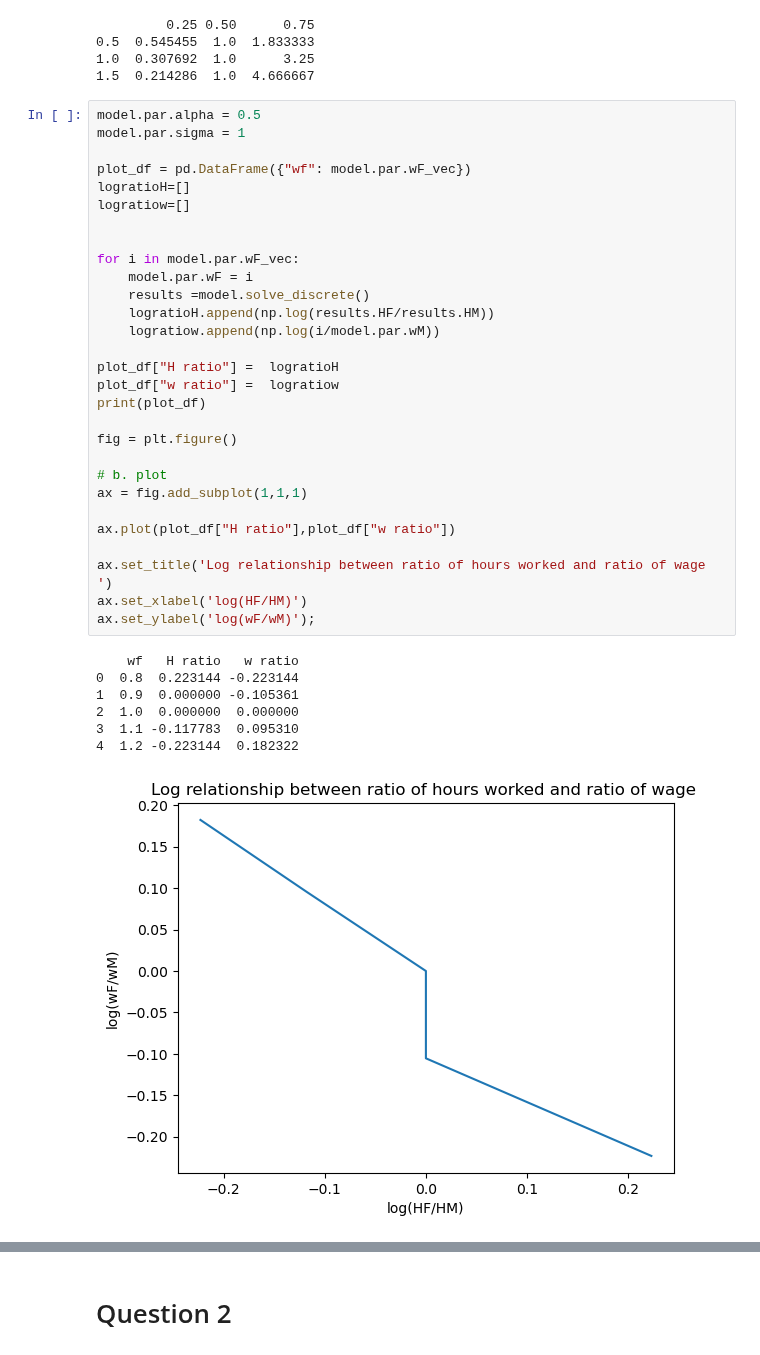
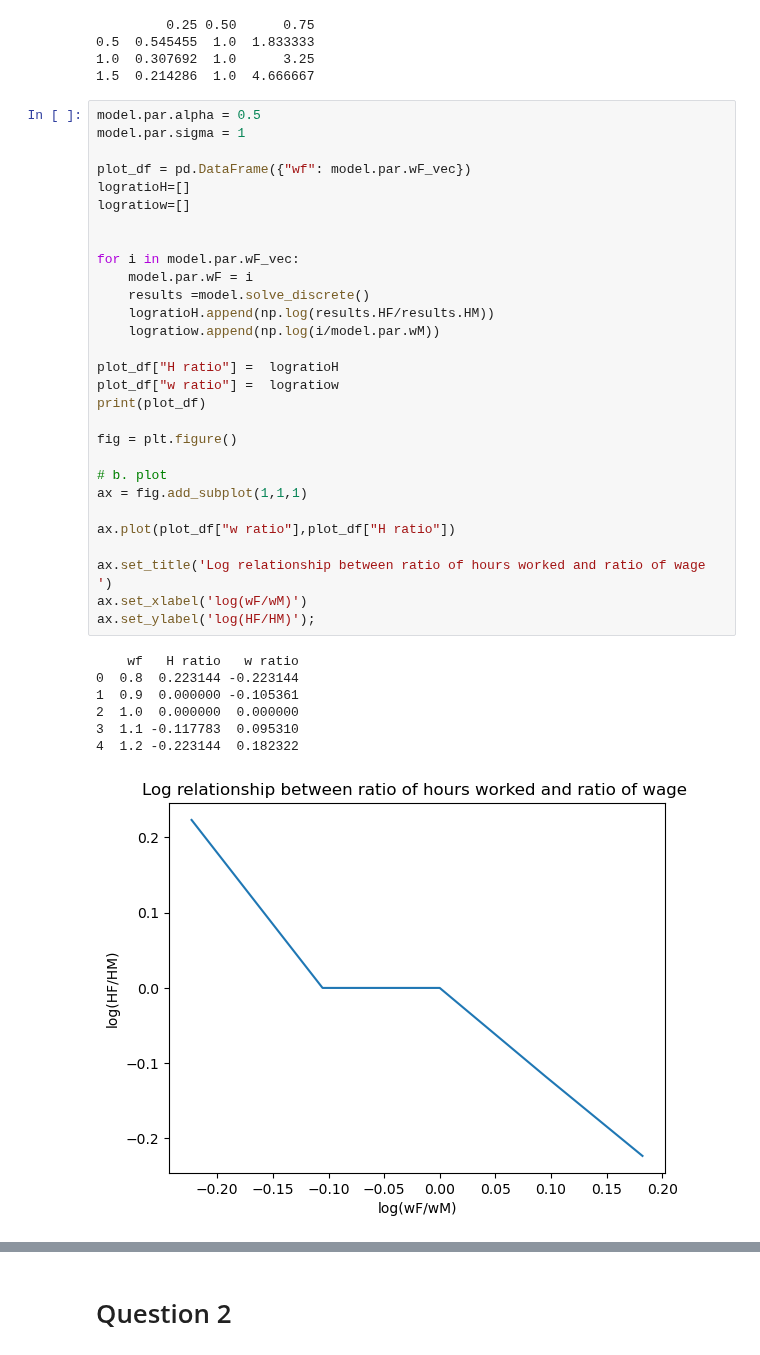
Before and after one commit to NumEconCopenhagen/projects-2023-cbjk, a Jupyter notebook: inauguralproject/inauguralproject.ipynb, the cells around one changed output, grey strips where cells are left out. Cells and saved outputs as stored; diff of their text form.

```diff
--- a/inauguralproject/inauguralproject.ipynb
+++ b/inauguralproject/inauguralproject.ipynb
@@ -52,37 +52,37 @@ model.par.sigma = 1
 
 plot_df = pd.DataFrame({"wf": model.par.wF_vec})
 logratioH=[]
 logratiow=[]
 
 
 for i in model.par.wF_vec:
     model.par.wF = i
     results =model.solve_discrete()
     logratioH.append(np.log(results.HF/results.HM))
     logratiow.append(np.log(i/model.par.wM))
 
 plot_df["H ratio"] =  logratioH
 plot_df["w ratio"] =  logratiow
 print(plot_df)
 
 fig = plt.figure()
 
 # b. plot
 ax = fig.add_subplot(1,1,1)
 
-ax.plot(plot_df["H ratio"],plot_df["w ratio"])
+ax.plot(plot_df["w ratio"],plot_df["H ratio"])
 
 ax.set_title('Log relationship between ratio of hours worked and ratio of wage ')
-ax.set_xlabel('log(HF/HM)')
-ax.set_ylabel('log(wF/wM)');
+ax.set_xlabel('log(wF/wM)')
+ax.set_ylabel('log(HF/HM)');
 # %% [output]
     wf   H ratio   w ratio
 0  0.8  0.223144 -0.223144
 1  0.9  0.000000 -0.105361
 2  1.0  0.000000  0.000000
 3  1.1 -0.117783  0.095310
 4  1.2 -0.223144  0.182322
-[figure, old version]
+[figure, new version]
 # %%
 plot_dfc = pd.DataFrame({"wf": model.par.wF_vec})
 logratioHc=[]
```
Also changed, not shown: parts of 13 cells of this notebook.
